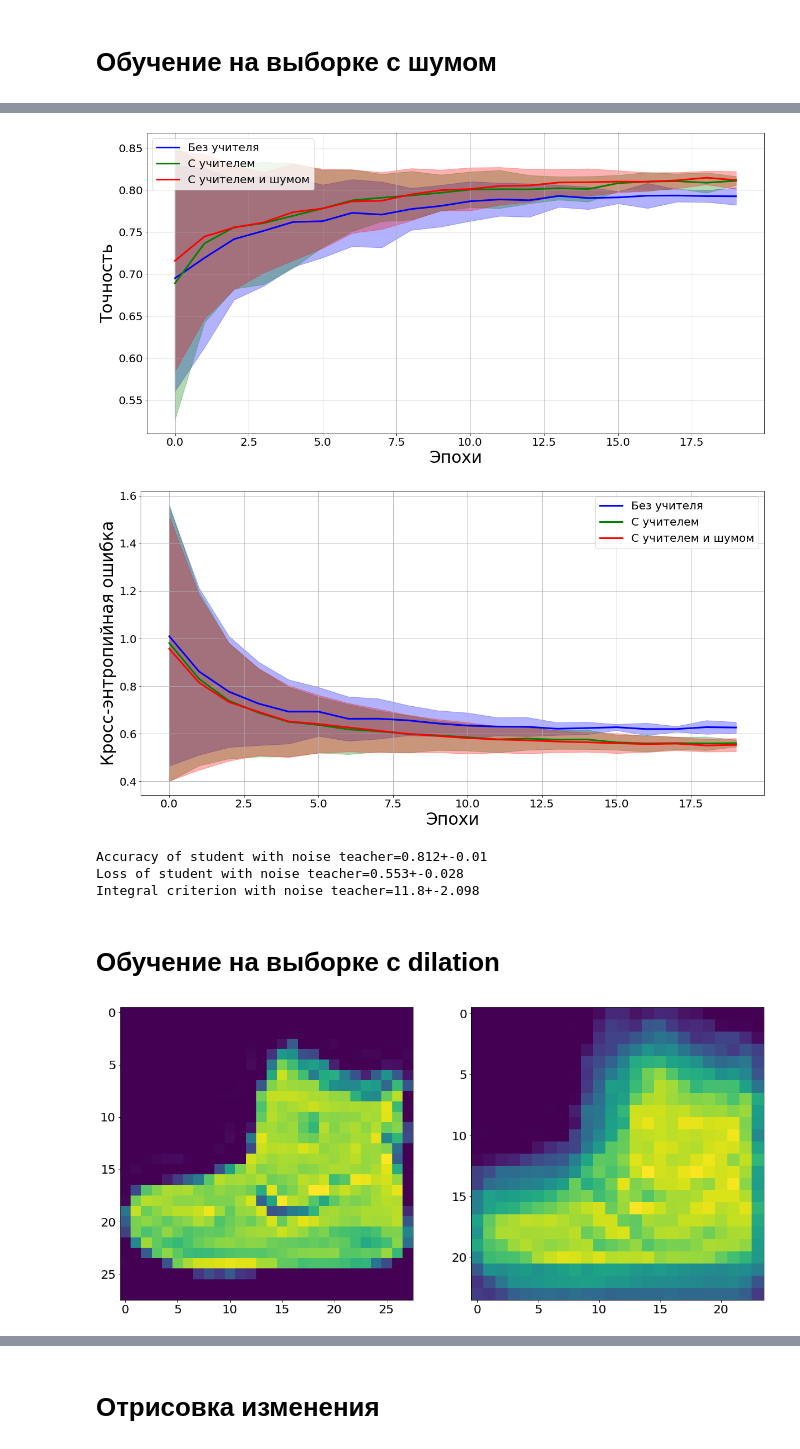
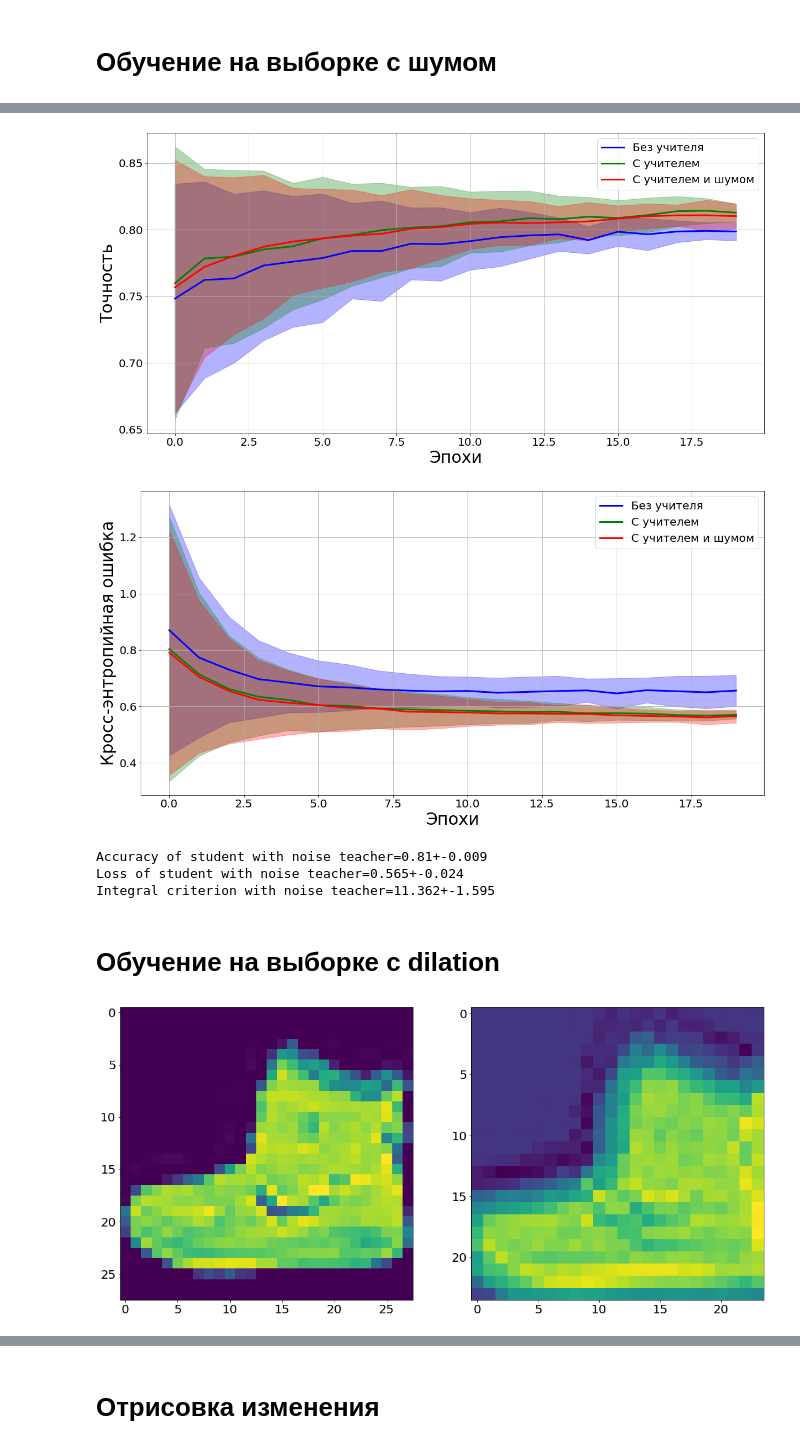
Before and after one commit to kbayazitov/Distillation, a Jupyter notebook: code/main.ipynb, the cells around one changed output, grey strips where cells are left out. Cells and saved outputs as stored; diff of their text form; code cells hidden in the pictures.

```diff
--- a/code/main.ipynb
+++ b/code/main.ipynb
@@ -181,7 +202,7 @@ list_of_test_acc, list_of_test_losses, _, _ = distillation_train(Student, FMNIST
 Teacher = TeacherModel()
 Teacher.to(device)
 _ = Teacher.train()
-train_teacher(Teacher, FMNIST_train, FMNIST_test)
+train_teacher(Teacher, FMNIST_train, FMNIST_test, SEED=1)
 # %%
 Student = Perceptron(num_layers=1)
 Student.to(device)
@@ -299,8 +320,8 @@ makeplots(losses=[list_of_test_losses, list_of_test_losses_dist, list_of_test_lo
           labels=labels,
           accs=[list_of_test_acc, list_of_test_acc_dist, list_of_test_acc_noise])
 # %% [output]
-[figure, old version]
+[figure, new version]
-[figure, old version]
+[figure, new version]
 # %%
 print('Accuracy of student with noise teacher={}+-{}'.format(round(np.array(list_of_test_acc_noise).mean(0)[-1],3),
                                                        round(np.array(list_of_test_acc_noise).std(0)[-1],3)))
@@ -309,28 +330,28 @@ print('Loss of student with noise teacher={}+-{}'.format(round(np.array(list_of_
 print('Integral criterion with noise teacher={}+-{}'.format(round(np.trapz(np.array(list_of_test_losses_noise).mean(0), np.arange(0,20)), 3),
                                                   round(np.trapz(np.array(list_of_test_losses_noise).std(0), np.arange(0,20)), 3)))
 # %% [output]
-Accuracy of student with noise teacher=0.812+-0.01
-Loss of student with noise teacher=0.553+-0.028
-Integral criterion with noise teacher=11.8+-2.098
+Accuracy of student with noise teacher=0.81+-0.009
+Loss of student with noise teacher=0.565+-0.024
+Integral criterion with noise teacher=11.362+-1.595
 # %% [markdown]
 # Обучение на выборке с dilation
 # %%
-image = FMNIST_train[0][0][0]
+image = FMNIST_train[0][0].to(device)
 dilated_image = dilation(image).view([24,24])
 
 fig, gs = plt.figure(figsize=(19,10)), gridspec.GridSpec(1, 2)
 
 images = [image, dilated_image]
 
 ax = []
 
 for i in range(2):
     ax.append(fig.add_subplot(gs[i]))
-    ax[i].imshow(np.array(images[i]))
+    ax[i].imshow(np.array(torch.squeeze(images[i]).cpu().detach().numpy()))
 
 plt.show()
 # %% [output]
-[figure, old version]
+[figure, new version]
 # %%
 Student = Perceptron(num_layers=1).to(device)
 Teacher = TeacherModel(input_dim=576).to(device)
```
Also changed, not shown: parts of 29 cells of this notebook.
